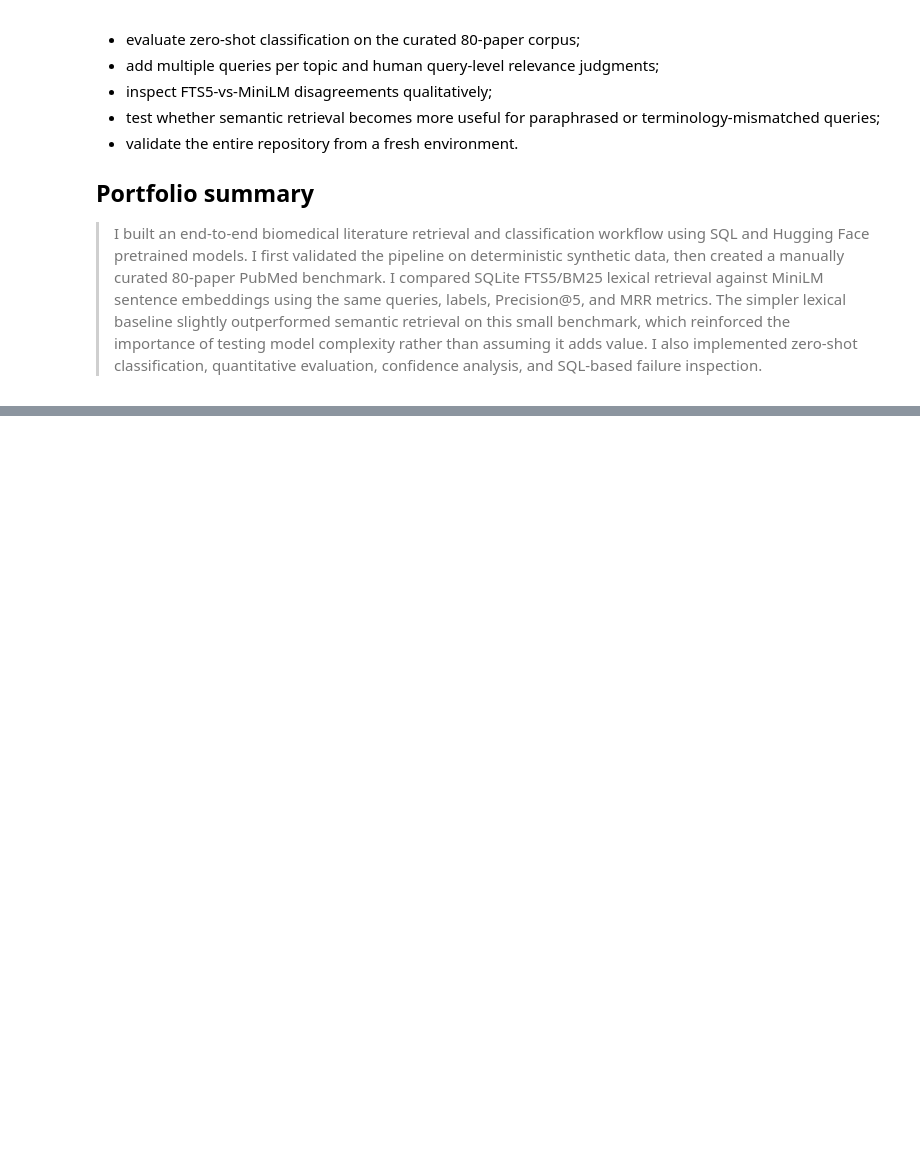
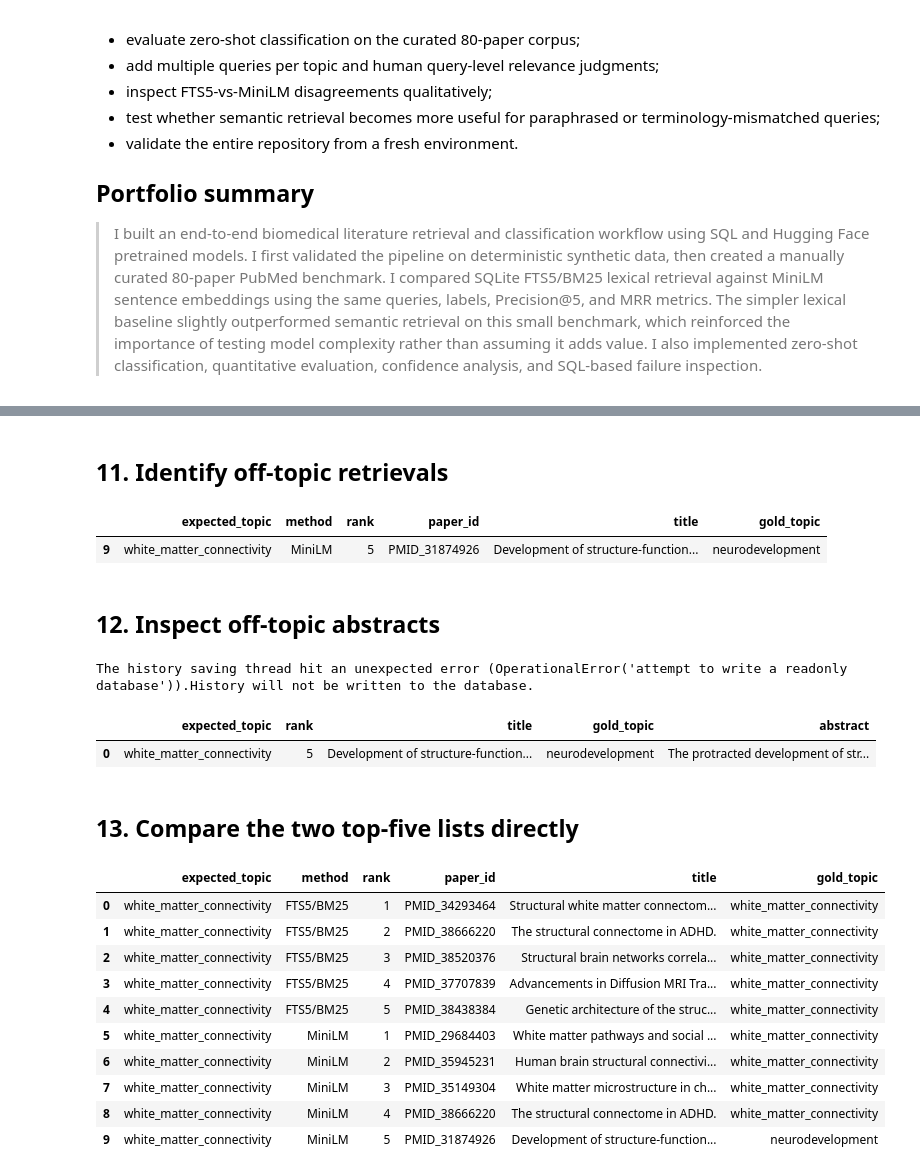
Before and after one commit to MarkNelson86/biomedical-literature-search-hf-sql, a Jupyter notebook: biomedical_literature_search_hf_sql.ipynb, the cells around one changed output, grey strips where cells are left out. Drawn from its saved outputs; the diff is of its cells as text; code cells hidden in the pictures; blank space fills up the shorter version.

```diff
--- a/biomedical_literature_search_hf_sql.ipynb
+++ b/biomedical_literature_search_hf_sql.ipynb
@@ -1082,0 +1156,71 @@ The highest-value extensions would be:
+# %% [markdown]
+## 11. Identify off-topic retrievals
+# %%
+off_topic = retrieval_details[
+    retrieval_details["gold_topic"]
+    != retrieval_details["expected_topic"]
+].copy()
+
+off_topic
+# %% [output]
+|  | expected_topic | method | rank | paper_id | title | gold_topic |
+| 9 | white_matter_connectivity | MiniLM | 5 | PMID_31874926 | Development of structure-function... | neurodevelopment |
+# %% [markdown]
+## 12. Inspect off-topic abstracts
+# %%
+off_topic_details = off_topic.merge(
+    real_corpus[
+        [
+            "paper_id",
+            "abstract",
+        ]
+    ],
+    on="paper_id",
+    how="left",
+)
+
+pd.set_option(
+    "display.max_colwidth",
+    1000,
+)
+
+display(
+    off_topic_details[
+        [
+            "expected_topic",
+            "rank",
+            "title",
+            "gold_topic",
+            "abstract",
+        ]
+    ]
+)
+# %% [output]
+The history saving thread hit an unexpected error (OperationalError('attempt to write a readonly database')).History will not be written to the database.
+|  | expected_topic | rank | title | gold_topic | abstract |
+| 0 | white_matter_connectivity | 5 | Development of structure-function... | neurodevelopment | The protracted development of str... |
+# %% [markdown]
+## 13. Compare the two top-five lists directly
+# %%
+target_topic = "white_matter_connectivity"
+
+display(
+    retrieval_details[
+        retrieval_details["expected_topic"]
+        == target_topic
+    ].sort_values(
+        ["method", "rank"]
+    )
+)
+# %% [output]
+|  | expected_topic | method | rank | paper_id | title | gold_topic |
+| 0 | white_matter_connectivity | FTS5/BM25 | 1 | PMID_34293464 | Structural white matter connectom... | white_matter_connectivity |
+| 1 | white_matter_connectivity | FTS5/BM25 | 2 | PMID_38666220 | The structural connectome in ADHD. | white_matter_connectivity |
+| 2 | white_matter_connectivity | FTS5/BM25 | 3 | PMID_38520376 | Structural brain networks correla... | white_matter_connectivity |
+| 3 | white_matter_connectivity | FTS5/BM25 | 4 | PMID_37707839 | Advancements in Diffusion MRI Tra... | white_matter_connectivity |
+| 4 | white_matter_connectivity | FTS5/BM25 | 5 | PMID_38438384 | Genetic architecture of the struc... | white_matter_connectivity |
+| 5 | white_matter_connectivity | MiniLM | 1 | PMID_29684403 | White matter pathways and social ... | white_matter_connectivity |
+| 6 | white_matter_connectivity | MiniLM | 2 | PMID_35945231 | Human brain structural connectivi... | white_matter_connectivity |
+| 7 | white_matter_connectivity | MiniLM | 3 | PMID_35149304 | White matter microstructure in ch... | white_matter_connectivity |
+| 8 | white_matter_connectivity | MiniLM | 4 | PMID_38666220 | The structural connectome in ADHD. | white_matter_connectivity |
+| 9 | white_matter_connectivity | MiniLM | 5 | PMID_31874926 | Development of structure-function... | neurodevelopment |
```
Also changed, not shown: parts of 6 cells of this notebook.
